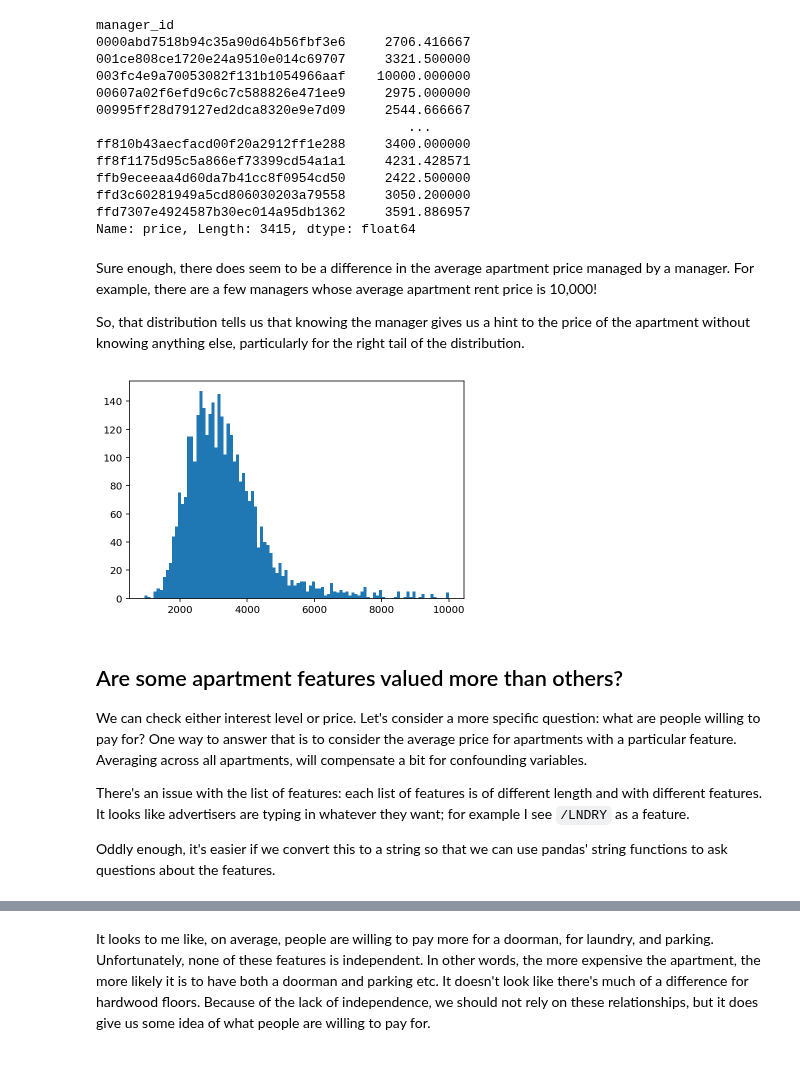
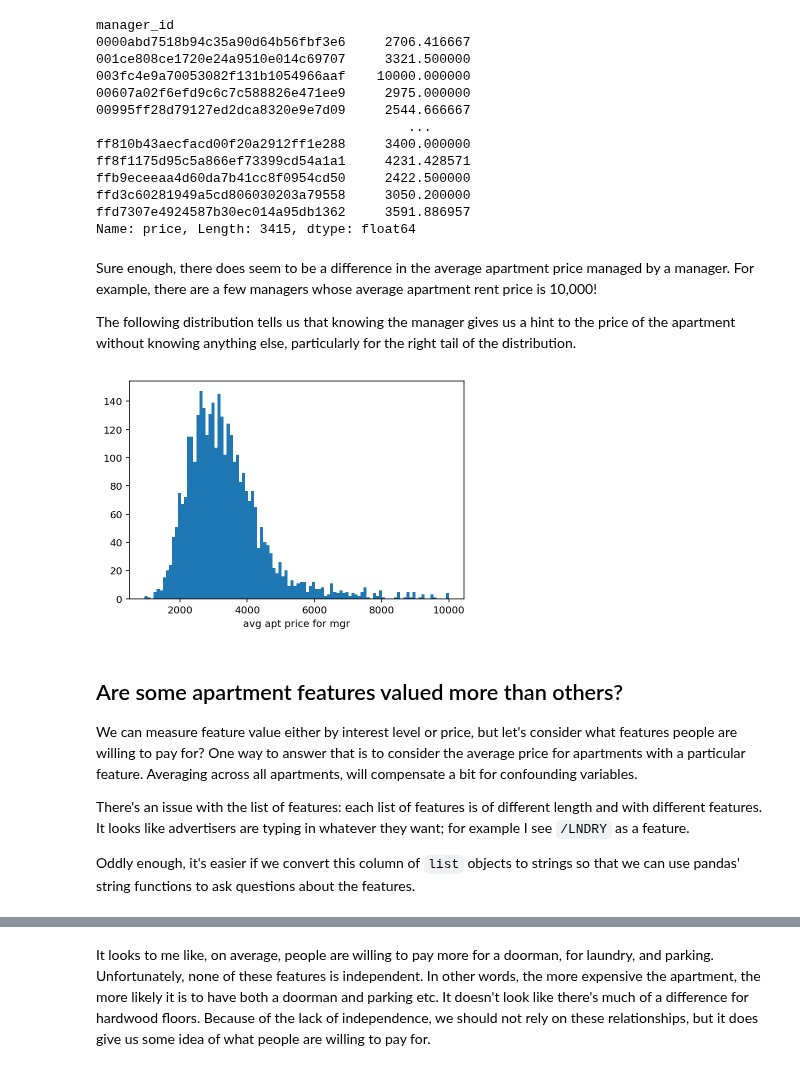
Before and after one commit to parrt/msds593, a Jupyter notebook: notebooks/nyrent2.ipynb, the cells around one changed output, grey strips where cells are left out. Saved outputs shown, nothing was run; the diff lists cells and outputs as text; code cells hidden in the pictures.

```diff
--- a/notebooks/nyrent2.ipynb
+++ b/notebooks/nyrent2.ipynb
@@ -20,7 +20,7 @@ Let's go through and clean up the data set to remove obviously incorrect or inap
 
 We saw in the previous notebook that some of the price values are sale price not rent price so let's start by stripping those out.  Instead of altering the original data frame, let's create a working data frame just called `df`:
 # %%
-df = df_rent[df_rent['price']<=10_000].copy()
+df = df_rent[(df_rent['price'] <= 10_000) & (df_rent['price'] > 100)].copy()
 # %% [markdown]
  We use a copy so that we avoid errors when we alter this slice of the original `df_rent` data frame.
 
@@ -172,6 +184,3 @@ Also, let's convert the categorical variable like we did before:
-# %%
-df['interest_level'] = df['interest_level'].astype('category')
-df['interest_level'] = df['interest_level'].cat.as_ordered()
 # %% [markdown]
 ### Exercise 1
 
@@ -330,18 +386,19 @@ Name: price, Length: 3415, dtype: float64
 # %% [markdown]
 Sure enough, there does seem to be a difference in the average apartment price managed by a manager. For example, there are a few managers whose average apartment rent price is 10,000!
 
-So, that distribution tells us that knowing the manager gives us a hint to the price of the apartment without knowing anything else, particularly for the right tail of the distribution.
+The following distribution tells us that knowing the manager gives us a hint to the price of the apartment without knowing anything else, particularly for the right tail of the distribution.
 # %%
 fig, ax = plt.subplots()
 ax.hist(avg_mgr_prices, bins=100)
+ax.set_xlabel("avg apt price for mgr")
 plt.show()
 # %% [output]
-[figure, old version]
+[figure, new version]
 # %% [markdown]
 ## Are some apartment features valued more than others?
 
-We can check either interest level or price. Let's consider a more specific question: what are people willing to pay for? One way to answer that is to consider the average price for apartments with a particular feature. Averaging across all apartments, will compensate a bit for confounding variables.
+We can measure feature value either by interest level or price, but let's consider what features people are willing to pay for? One way to answer that is to consider the average price for apartments with a particular feature. Averaging across all apartments, will compensate a bit for confounding variables.
 
 There's an issue with the list of features: each list of features is of different length and with different features. It looks like advertisers are typing in whatever they want; for example I see `/LNDRY` as a feature.
 
-Oddly enough, it's easier if we convert this to a string so that we can use pandas' string functions to ask questions about the features.
+Oddly enough, it's easier if we convert this column of `list` objects to strings so that we can use pandas' string functions to ask questions about the features.
```
Also changed, not shown: parts of 52 cells of this notebook, 2 other files.
